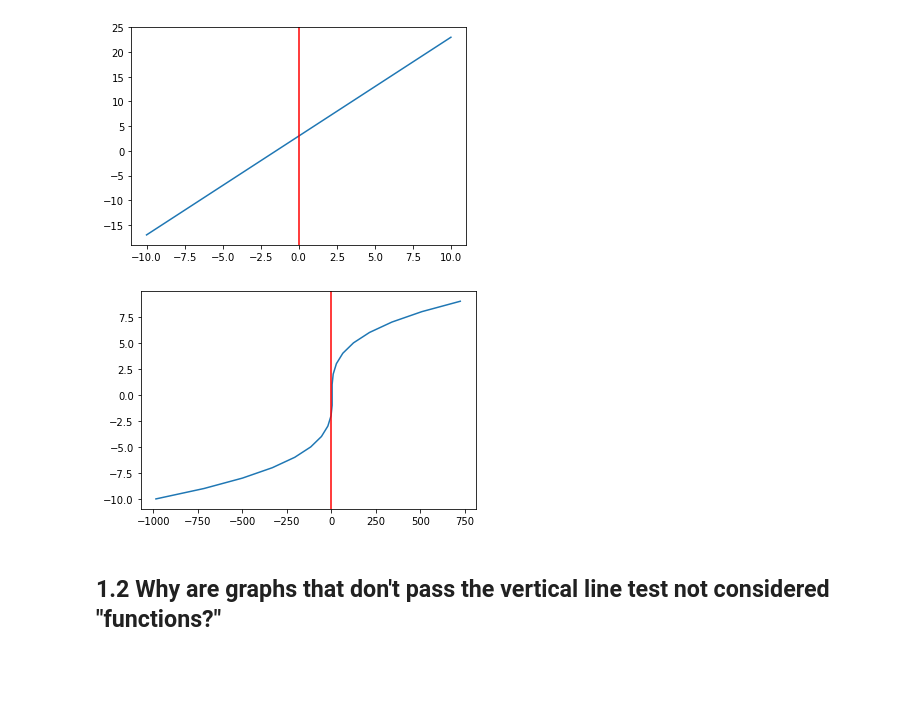
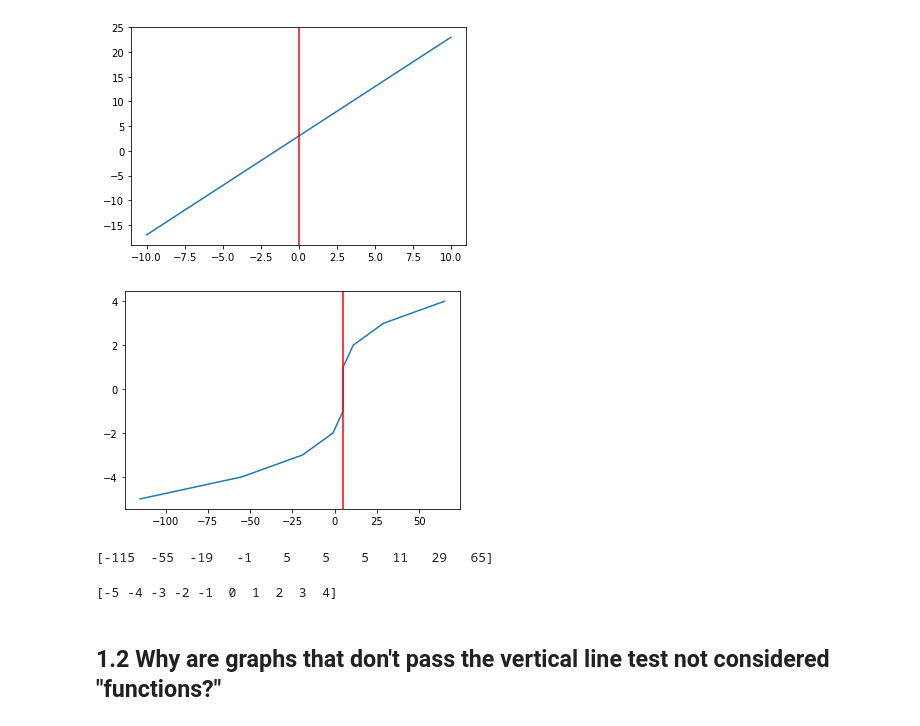
Before and after one commit to yestrella14/DS-Unit-1-Sprint-3-Linear-Algebra, a Jupyter notebook: LS_DS_133_High_Dimensional_Data_Assignment.ipynb, the cells around one changed output. Saved outputs shown, nothing was run; the diff lists cells and outputs as text; code cells hidden in the pictures; blank space fills up the shorter version.

```diff
--- a/LS_DS_133_High_Dimensional_Data_Assignment.ipynb
+++ b/LS_DS_133_High_Dimensional_Data_Assignment.ipynb
@@ -19,12 +19,20 @@ plt.axvline(x=0, color='r');
 [figure]
 # %%
 from math import pi, sin, cos, tan, sinh
-y = np.arange(-10, 10)
+y = np.arange(-5, 5)
 x =  y**3 - y + 5
 plt.plot(x, y)
-plt.axvline(x=0, color='r');
+plt.axvline(x=5, color='r');
 # %% [output]
-[figure, old version]
+[figure, new version]
+# %%
+print(x)
+# %% [output]
+[-115  -55  -19   -1    5    5    5   11   29   65]
+# %%
+print(y)
+# %% [output]
+[-5 -4 -3 -2 -1  0  1  2  3  4]
 # %% [markdown]
 ## 1.2 Why are graphs that don't pass the vertical line test not considered "functions?"
 # %% [markdown]
```
Also changed, not shown: parts of 4 cells of this notebook.
